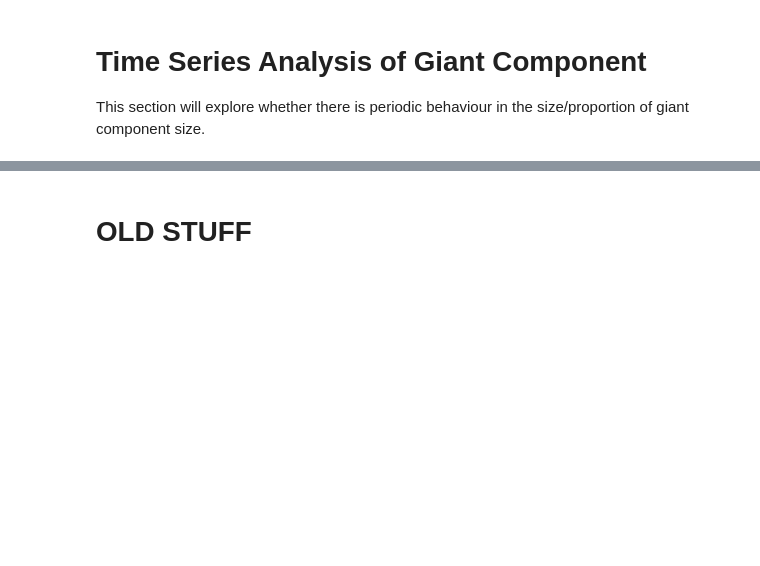
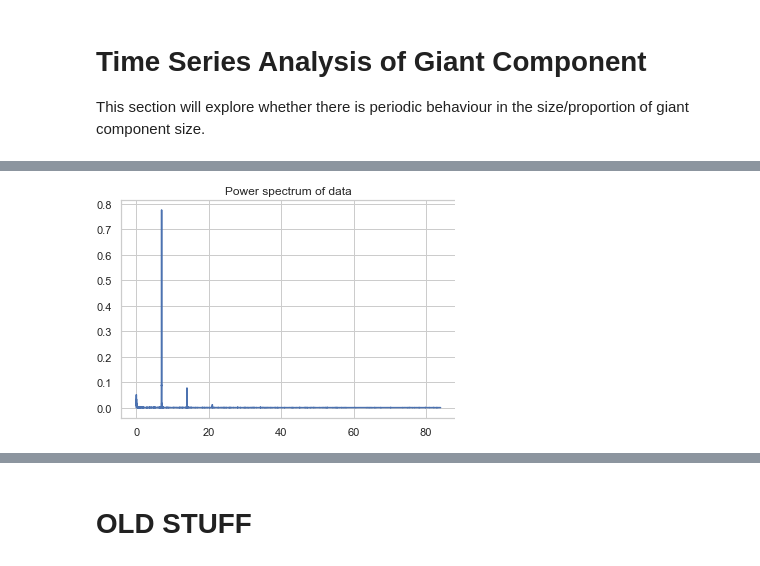
Before and after one commit to miratepuffin/Raphtory-Plots, a Jupyter notebook: Gab Plots.ipynb, the cells around one changed output, grey strips where cells are left out. Cells and saved outputs as stored; diff of their text form; code cells hidden in the pictures; blank space fills up the shorter version.

```diff
--- a/Gab Plots.ipynb
+++ b/Gab Plots.ipynb
@@ -722,0 +731,8 @@ plt.show()
+# %%
+# Compute power spectrum for clearer picture
+freqs, P_xx = signal.periodogram(new_proportions, fs, scaling = 'density')
+plt.plot(freqs, P_xx)
+plt.title('Power spectrum of data')
+plt.show()
+# %% [output]
+[figure, added]
```
Also changed, not shown: parts of 8 cells of this notebook.
